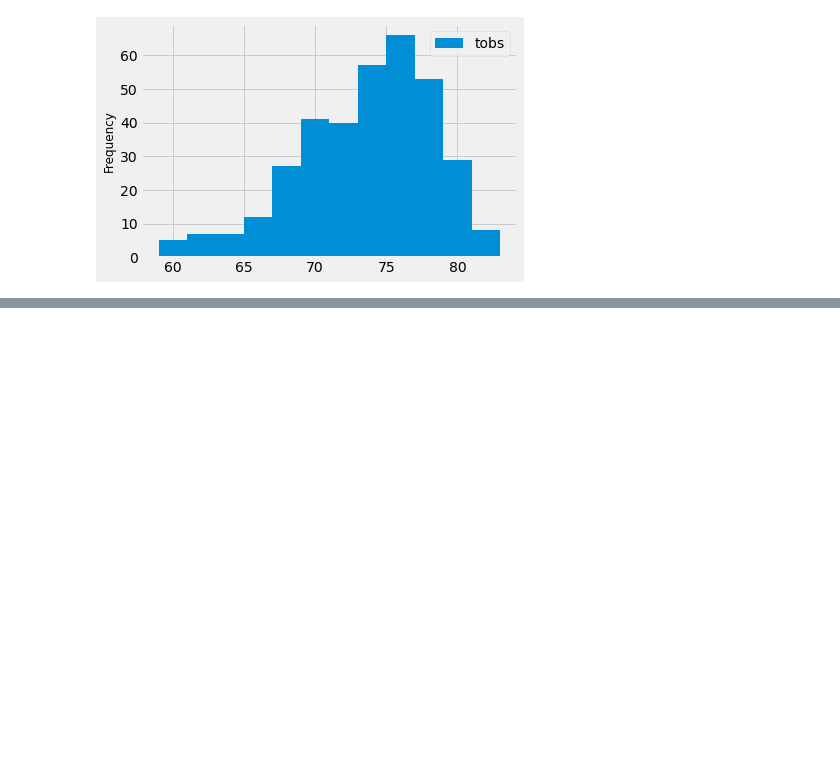
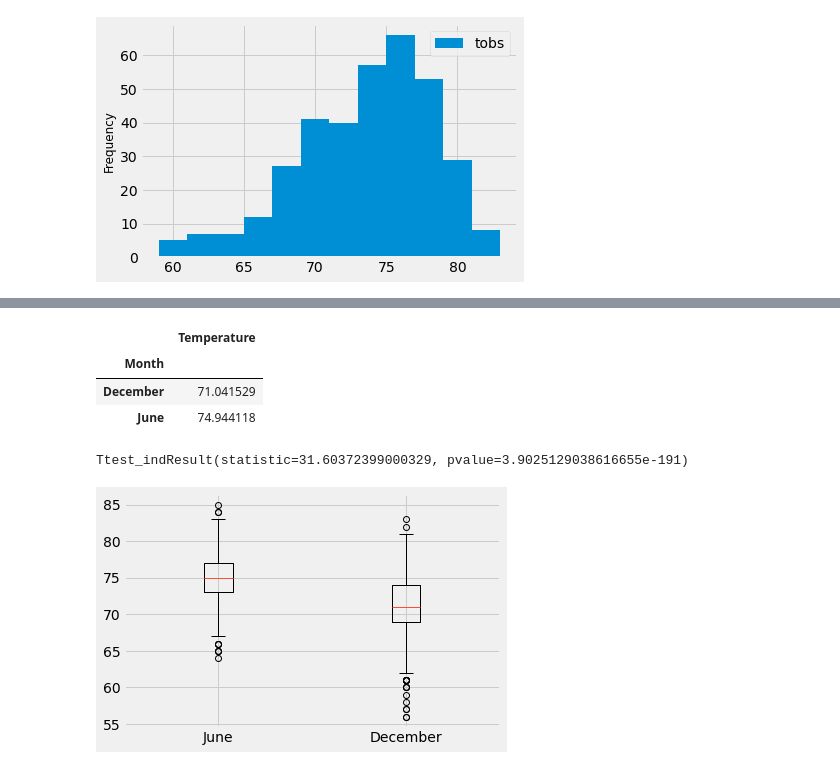
Before and after one commit to eatingsoup1986/sqlalchemy_challenge, a Jupyter notebook: climate_starter.ipynb, the cells around one changed output, grey strips where cells are left out. Saved outputs shown, nothing was run; the diff lists cells and outputs as text; code cells hidden in the pictures; blank space fills up the shorter version.

```diff
--- a/climate_starter.ipynb
+++ b/climate_starter.ipynb
@@ -161,0 +177,26 @@ plt.show()
+# %%
+june_data = session.query(Measurement.date, Measurement.tobs).filter(func.strftime("%m",Measurement.date) == '06').all()
+december_data = session.query(Measurement.date, Measurement.tobs).filter(func.strftime("%m",Measurement.date) == '12').all()
+
+# convert raw data to DataFrames to label them and then concatenate into one DataFrame
+june_df = pd.DataFrame(june_data,columns=["Date","Temperature"])
+december_df = pd.DataFrame(december_data,columns=["Date","Temperature"])
+june_df["Month"] = "June"
+december_df["Month"] = "December"
+temp_df = pd.concat([june_df,december_df], ignore_index=True)
+
+# calculate the average for both June and December
+avg_temp_month = temp_df.groupby("Month").mean()
+avg_temp_month
+# %% [output]
+|  | Temperature |
+| Month |  |
+| December | 71.041529 |
+| June | 74.944118 |
+# %%
+box_data = [june_df["Temperature"],december_df["Temperature"]]
+plt.boxplot(box_data,labels=['June', 'December']);
+stats.ttest_ind(june_df["Temperature"], december_df["Temperature"])
+# %% [output]
+Ttest_indResult(statistic=31.60372399000329, pvalue=3.9025129038616655e-191)
+[figure, added]
```
Also changed, not shown: parts of 10 cells of this notebook.
